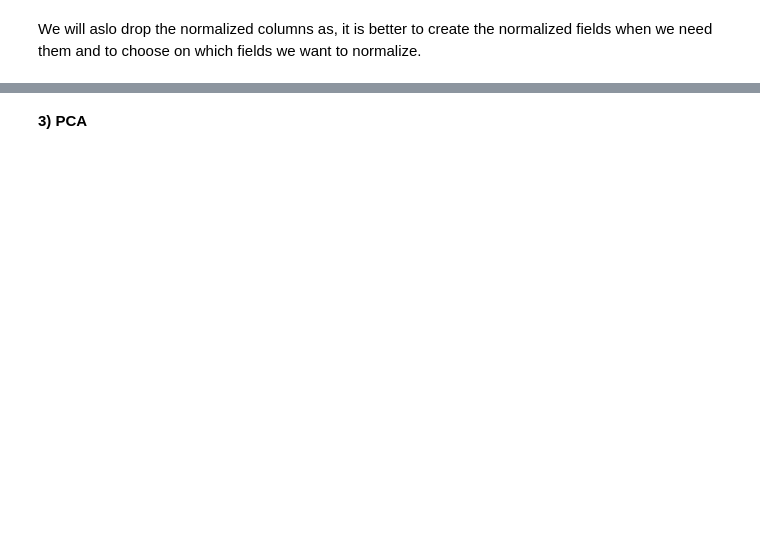
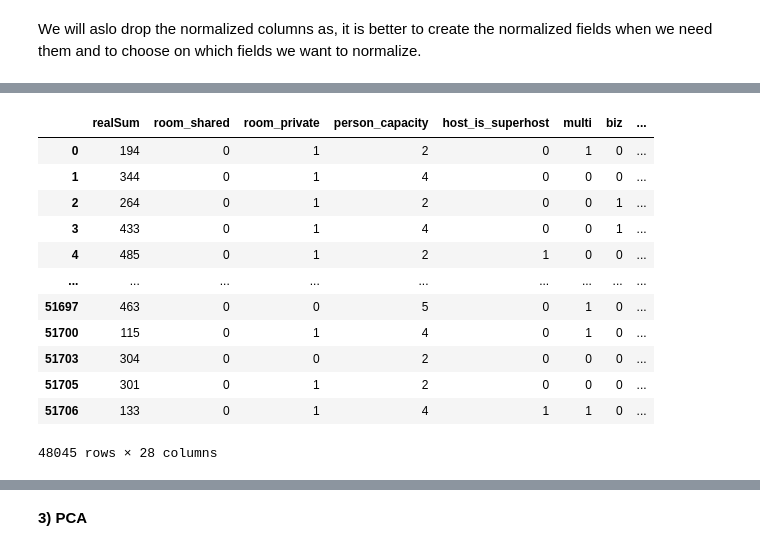
Before and after one commit to AlySemsem/ML_Project, a Jupyter notebook: ML_Project.ipynb, the cells around one changed output, grey strips where cells are left out. Drawn from its saved outputs; the diff is of its cells as text; code cells hidden in the pictures; blank space fills up the shorter version.

```diff
--- a/ML_Project.ipynb
+++ b/ML_Project.ipynb
@@ -254,0 +255,19 @@ df_clean.head()
+# %%
+for column_name in df_clean.columns:
+    df_clean[column_name] = df_clean[column_name].astype(int)
+
+df_clean
+# %% [output]
+|  | realSum | room_shared | room_private | person_capacity | host_is_superhost | multi | biz | ... |
+| 0 | 194 | 0 | 1 | 2 | 0 | 1 | 0 | ... |
+| 1 | 344 | 0 | 1 | 4 | 0 | 0 | 0 | ... |
+| 2 | 264 | 0 | 1 | 2 | 0 | 0 | 1 | ... |
+| 3 | 433 | 0 | 1 | 4 | 0 | 0 | 1 | ... |
+| 4 | 485 | 0 | 1 | 2 | 1 | 0 | 0 | ... |
+| ... | ... | ... | ... | ... | ... | ... | ... | ... |
+| 51697 | 463 | 0 | 0 | 5 | 0 | 1 | 0 | ... |
+| 51700 | 115 | 0 | 1 | 4 | 0 | 1 | 0 | ... |
+| 51703 | 304 | 0 | 0 | 2 | 0 | 0 | 0 | ... |
+| 51705 | 301 | 0 | 1 | 2 | 0 | 0 | 0 | ... |
+| 51706 | 133 | 0 | 1 | 4 | 1 | 1 | 0 | ... |
+48045 rows × 28 columns
```
Also changed, not shown: parts of 9 cells of this notebook, 1 other file.
